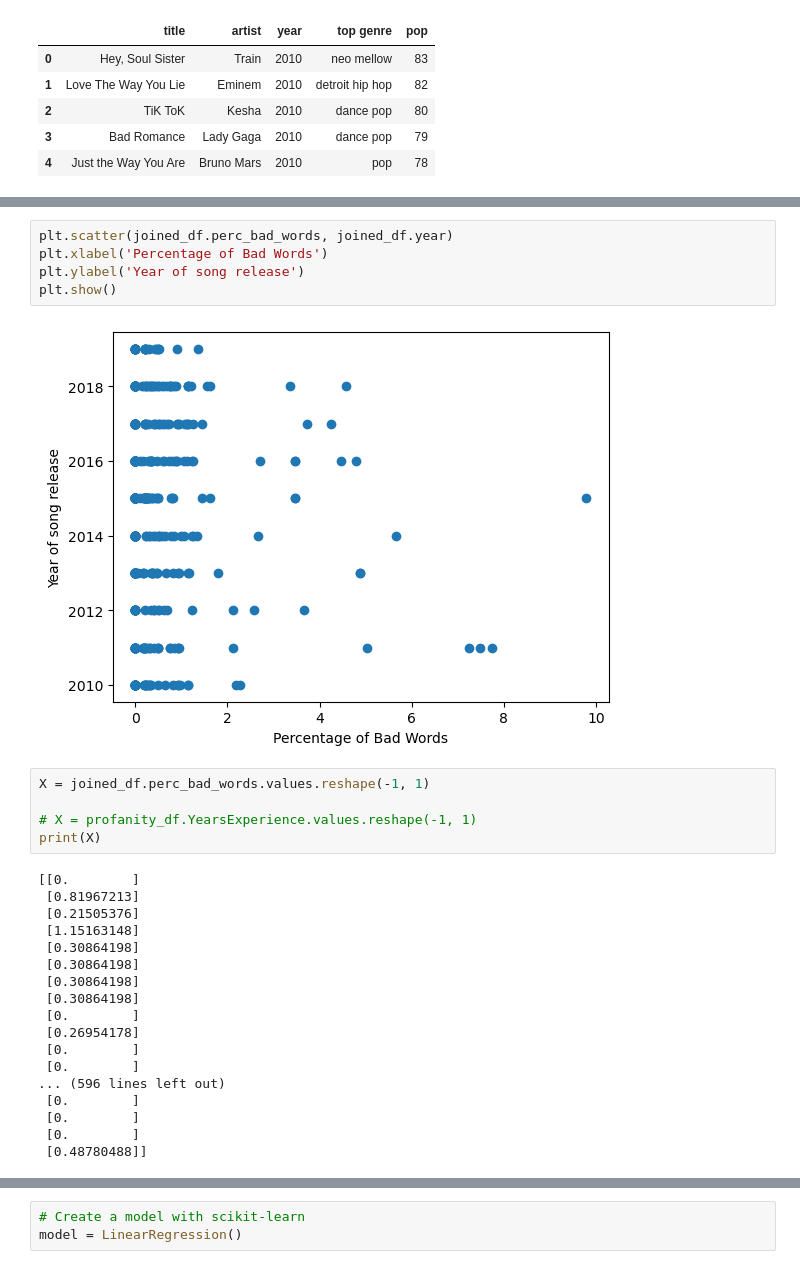
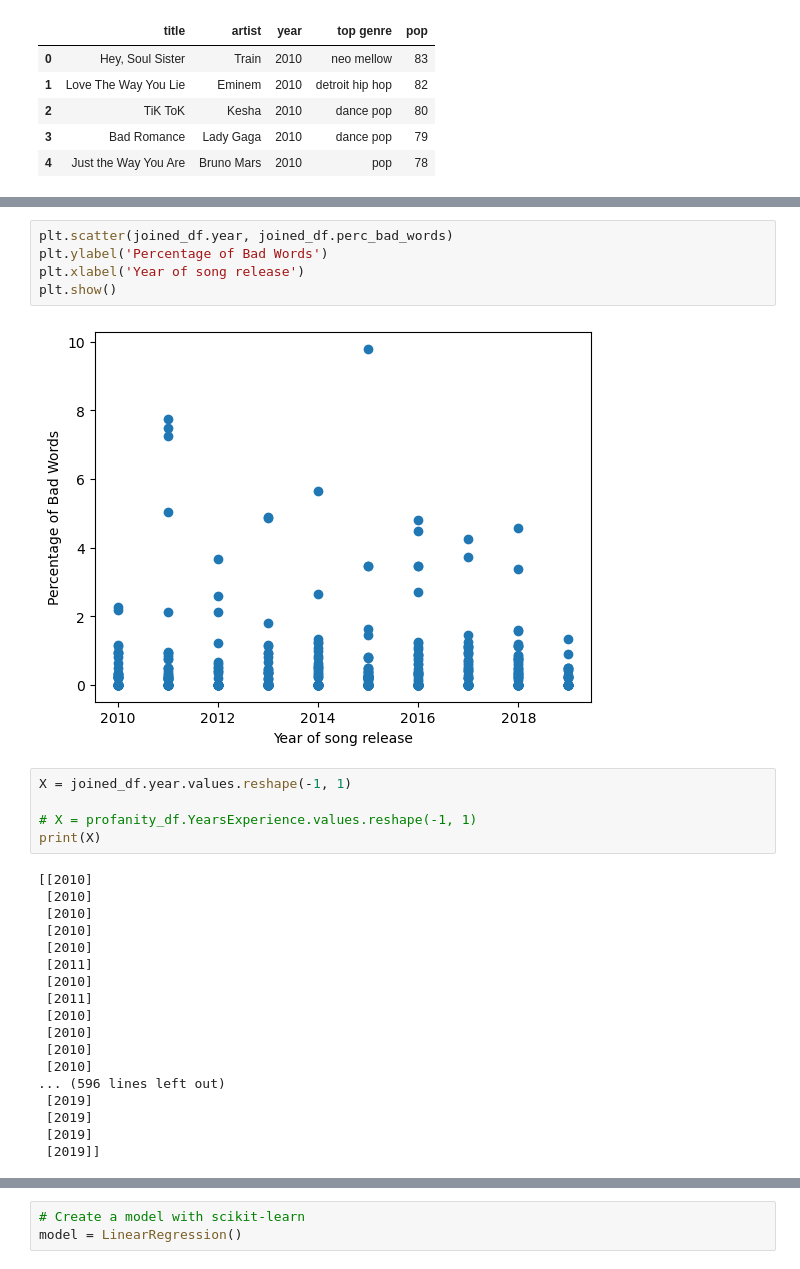
Before and after one commit to CBrew913/music_analysis_project, a Jupyter notebook: ML_Regression.ipynb, the cells around one changed output, grey strips where cells are left out. Saved outputs shown, nothing was run; the diff lists cells and outputs as text.

```diff
--- a/ML_Regression.ipynb
+++ b/ML_Regression.ipynb
@@ -50,34 +50,34 @@ joined_df.head(10)
 | 7 | Just the Way You Are | Bruno Mars | 324 | 1 | 0.308642 | Bruno Mars | 2011 | pop | ... |
 | 8 | Baby | Justin Bieber | 442 | 0 | 0.000000 | Justin Bieber | 2010 | canadian pop | ... |
 | 9 | Dynamite | Taio Cruz | 371 | 1 | 0.269542 | Taio Cruz | 2010 | dance pop | ... |
-# %%
-plt.scatter(joined_df.perc_bad_words, joined_df.year)
-plt.xlabel('Percentage of Bad Words')
-plt.ylabel('Year of song release')
-plt.show()
-# %% [output]
-[figure, removed]
+# %%
+plt.scatter(joined_df.year, joined_df.perc_bad_words)
+plt.ylabel('Percentage of Bad Words')
+plt.xlabel('Year of song release')
+plt.show()
+# %% [output]
+[figure, added]
 # %%
-X = joined_df.perc_bad_words.values.reshape(-1, 1)
+X = joined_df.year.values.reshape(-1, 1)
 
 # X = profanity_df.YearsExperience.values.reshape(-1, 1)
 print(X)
 # %% [output]
-[[0.        ]
- [0.81967213]
- [0.21505376]
- [1.15163148]
- [0.30864198]
- [0.30864198]
- [0.30864198]
- [0.30864198]
- [0.        ]
- [0.26954178]
- [0.        ]
- [0.        ]
+[[2010]
+ [2010]
+ [2010]
+ [2010]
+ [2010]
+ [2011]
+ [2010]
+ [2011]
+ [2010]
+ [2010]
+ [2010]
+ [2010]
 ... (596 lines left out)
- [0.        ]
- [0.        ]
- [0.        ]
- [0.48780488]]
+ [2019]
+ [2019]
+ [2019]
+ [2019]]
 # %%
```
Also changed, not shown: parts of 4 cells of this notebook.
